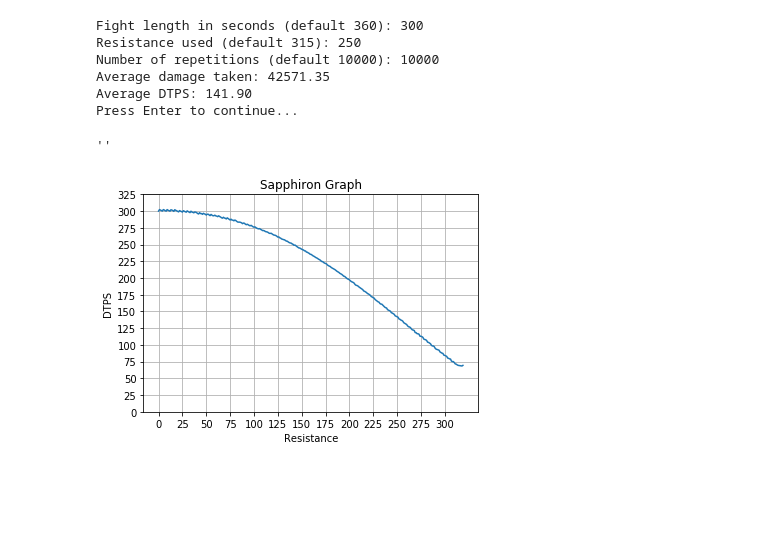
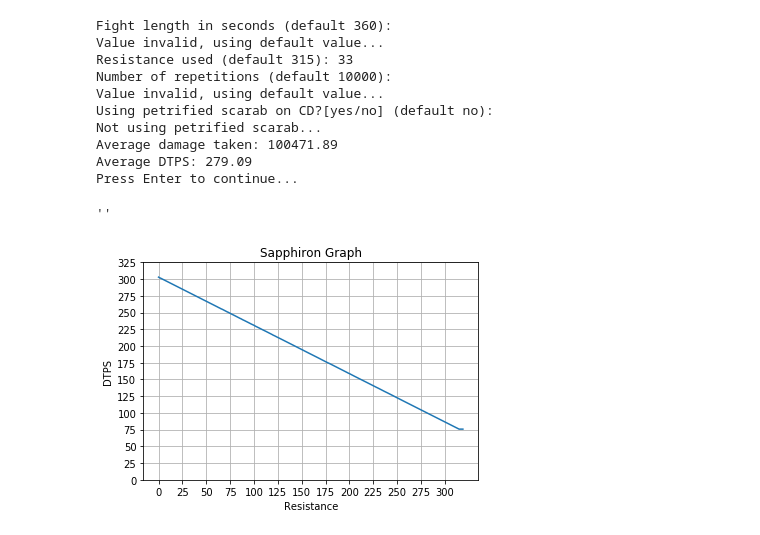
Before and after one commit to zelazrgn/sapphiron-dtps-vs-resistances, a Jupyter notebook: sapphiron-dtps-vs-resistances.ipynb, the cells around one changed output. Drawn from its saved outputs; the diff is of its cells as text; code cells hidden in the pictures; blank space fills up the shorter version.

```diff
--- a/sapphiron-dtps-vs-resistances.ipynb
+++ b/sapphiron-dtps-vs-resistances.ipynb
@@ -4,6 +4,7 @@ import random
 import matplotlib.pyplot as plt
 import numpy as np
 # %%
+#Petrified Scarab
 sec = input("Fight length in seconds (default 360): ")
 try:
     sec = int(sec)
@@ -31,20 +32,36 @@ except ValueError:
     print("Value invalid, using default value...")
     rep = 10000
 
+scarab = input("Using petrified scarab on CD?[yes/no] (default no):")
+if scarab != 'yes':
+    print("Not using petrified scarab...")
+    scarab = 0
+else:
+    scarab = 1
+
 avgRes = min(0.75, (res/(63 * 5))*0.75)
 auraInterval = 2
 tickInterval = 1
-auraDuration = 5 * tickInterval
+auraDuration = 5
 tickDmg = 600
+scarabCooldown = 180
+scarabEffect = 100
 
 totalDmg = 0
 
 for i in range(rep):
     auraApplied = 0
     for j in range(sec):
+        if scarab:
+            if j % scarabCooldown == 0:
+                avgRes = min(0.75, ((res + scarabEffect)/(63 * 5))*0.75)
+                scarabCount = 0
+            scarabCount += 1
+            if scarabCount == 60:
+                avgRes = min(0.75, ((res/(63 * 5))*0.75))
         if j % auraInterval == 0:
             rnd = random.randint(0, 100)
-            if rnd >= avgRes*100:
+            if rnd != 1:
                 auraApplied = auraDuration
                 continue
         if j % tickInterval == 0:
@@ -58,16 +75,20 @@ dtps = totalDmg/sec
 print("Average DTPS: %.2f"% dtps)
 input("Press Enter to continue...")
 # %% [output]
-Fight length in seconds (default 360): 300
-Resistance used (default 315): 250
-Number of repetitions (default 10000): 10000
-Average damage taken: 42571.35
-Average DTPS: 141.90
+Fight length in seconds (default 360):
+Value invalid, using default value...
+Resistance used (default 315): 33
+Number of repetitions (default 10000):
+Value invalid, using default value...
+Using petrified scarab on CD?[yes/no] (default no):
+Not using petrified scarab...
+Average damage taken: 100471.89
+Average DTPS: 279.09
 Press Enter to continue...
 ''
 # %%
 rep = 1000
-sec = 300
+sec = 360
 maxResistance = 320
 
 auraInterval = 2
@@ -79,32 +100,32 @@ resArray = []
 dtpsArray = []
 
 for res in range(maxResistance):
     avgRes = min(0.75, (res/(63 * 5))*0.75)
     totalDmg = 0
     for i in range(rep):
         auraApplied = 0
         for j in range(sec):
             if j % auraInterval == 0:
                 rnd = random.randint(0, 100)
-                if rnd >= avgRes*100:
+                if rnd != 1:
                     auraApplied = auraDuration
                     continue
             if j % tickInterval == 0:
                 if auraApplied > 0:
                     totalDmg += tickDmg*(1-avgRes)
                     auraApplied -= tickInterval
     totalDmg /= rep
     dtps = totalDmg/sec
     resArray.append(res)
     dtpsArray.append(dtps)
 
 plt.plot(resArray, dtpsArray)
 plt.xlabel('Resistance')
 plt.ylabel('DTPS')
 plt.title('Sapphiron Graph')
 plt.xticks(np.arange(0, maxResistance, 25))
 plt.yticks(np.arange(0, max(dtpsArray)+25, 25))
 plt.grid(True)
 plt.show()
 # %% [output]
-[figure, old version]
+[figure, new version]
```
Also changed, not shown: parts of 1 cell of this notebook.
